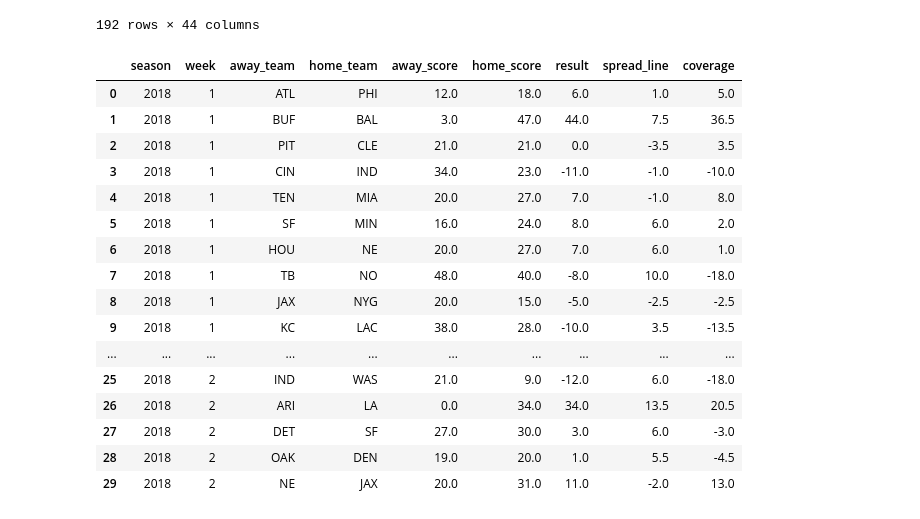
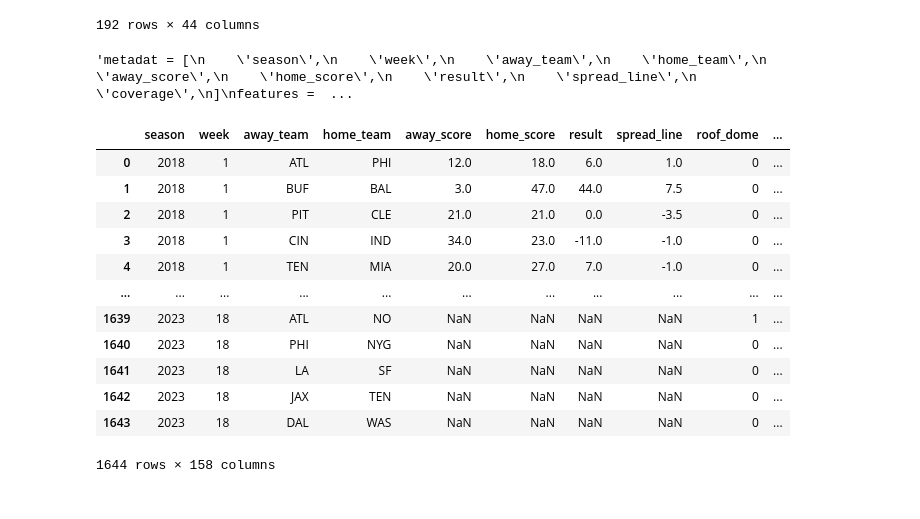
Before and after one commit to JLivingston01/pick-em, a Jupyter notebook: notebook_experiments/data_preparation.ipynb, the cells around one changed output. Drawn from its saved outputs; the diff is of its cells as text; code cells hidden in the pictures.

```diff
--- a/notebook_experiments/data_preparation.ipynb
+++ b/notebook_experiments/data_preparation.ipynb
@@ -151,6 +151,11 @@ home_team_stats.drop(["home_season"],axis=1,inplace=True)
 away_team_stats.drop(["away_season"],axis=1,inplace=True)
 
 merge = prep_frame.merge(away_team_stats,on=['away_team','season'],how='left').merge(home_team_stats,on=['home_team','season'],how='left')
+# %%
+stat_cols = [i[5:] for i in away_team_stats.columns if i not in ('season','away_team')]
+
+for col in stat_cols:
+    merge[f"diff_{col}"]= merge[f"home_{col}"] - merge[f"away_{col}"]
 # %%
 away_result = merge[['season','week','away_team','result']].copy()
 home_result = merge[['season','week','home_team','result']].copy()
@@ -185,25 +190,59 @@ merge = merge.merge(home_cume_result,on=['season','week','home_team'],how='left'
 # %%
 merge['coverage']=merge['result'] - merge['spread_line']
 merge['cumemeanresult_diff'] = merge['home_cumemeanresult_shift1'] - merge['away_cumemeanresult_shift1']
-# %%
-merge[['season','week','away_team','home_team','away_score','home_score','result','spread_line','coverage']].head(30)
-# %% [output]
-|  | season | week | away_team | home_team | away_score | home_score | result | spread_line | coverage |
-| 0 | 2018 | 1 | ATL | PHI | 12.0 | 18.0 | 6.0 | 1.0 | 5.0 |
-| 1 | 2018 | 1 | BUF | BAL | 3.0 | 47.0 | 44.0 | 7.5 | 36.5 |
-| 2 | 2018 | 1 | PIT | CLE | 21.0 | 21.0 | 0.0 | -3.5 | 3.5 |
-| 3 | 2018 | 1 | CIN | IND | 34.0 | 23.0 | -11.0 | -1.0 | -10.0 |
-| 4 | 2018 | 1 | TEN | MIA | 20.0 | 27.0 | 7.0 | -1.0 | 8.0 |
-| 5 | 2018 | 1 | SF | MIN | 16.0 | 24.0 | 8.0 | 6.0 | 2.0 |
-| 6 | 2018 | 1 | HOU | NE | 20.0 | 27.0 | 7.0 | 6.0 | 1.0 |
-| 7 | 2018 | 1 | TB | NO | 48.0 | 40.0 | -8.0 | 10.0 | -18.0 |
-| 8 | 2018 | 1 | JAX | NYG | 20.0 | 15.0 | -5.0 | -2.5 | -2.5 |
-| 9 | 2018 | 1 | KC | LAC | 38.0 | 28.0 | -10.0 | 3.5 | -13.5 |
-| ... | ... | ... | ... | ... | ... | ... | ... | ... | ... |
-| 25 | 2018 | 2 | IND | WAS | 21.0 | 9.0 | -12.0 | 6.0 | -18.0 |
-| 26 | 2018 | 2 | ARI | LA | 0.0 | 34.0 | 34.0 | 13.5 | 20.5 |
-| 27 | 2018 | 2 | DET | SF | 27.0 | 30.0 | 3.0 | 6.0 | -3.0 |
-| 28 | 2018 | 2 | OAK | DEN | 19.0 | 20.0 | 1.0 | 5.5 | -4.5 |
-| 29 | 2018 | 2 | NE | JAX | 20.0 | 31.0 | 11.0 | -2.0 | 13.0 |
+# %%
+"""metadat = [
+    'season',
+    'week',
+    'away_team',
+    'home_team',
+    'away_score',
+    'home_score',
+    'result',
+    'spread_line',
+    'coverage',
+]
+features = [
+    i for i in merge.columns if i not in metadat
+]
+
+means = merge.groupby(['season'])[features].mean()
+sdevs = merge.groupby(['season'])[features].std()
+
+sdevs_sum = sdevs.sum(axis=0)
+features=list(sdevs_sum[sdevs_sum>0].index)
+
+means.columns = [i+"_MEAN" for i in means.columns]
+sdevs.columns = [i+"_SDEV" for i in sdevs.columns]
+
+means = means.reset_index().copy()
+sdevs = sdevs.reset_index().copy()
+
+#f = features[0]
+for f in features:
+    tmp = merge[['season',f]]\
+        .merge(means[['season',f+"_MEAN"]],on='season',how='left')\
+        .merge(sdevs[['season',f+"_SDEV"]],on='season',how='left')
+    tmp[f] = (tmp[f] - tmp[f+"_MEAN"])/tmp[f+"_SDEV"]
+
+    merge[f] = tmp[f]"""
+# %% [output]
+'metadat = [\n    \'season\',\n    \'week\',\n    \'away_team\',\n    \'home_team\',\n    \'away_score\',\n    \'home_score\',\n    \'result\',\n    \'spread_line\',\n    \'coverage\',\n]\nfeatures =  ...
 # %%
 merge.to_csv("../data/model_data.csv",index=False)
+# %%
+merge
+# %% [output]
+|  | season | week | away_team | home_team | away_score | home_score | result | spread_line | roof_dome | ... |
+| 0 | 2018 | 1 | ATL | PHI | 12.0 | 18.0 | 6.0 | 1.0 | 0 | ... |
+| 1 | 2018 | 1 | BUF | BAL | 3.0 | 47.0 | 44.0 | 7.5 | 0 | ... |
+| 2 | 2018 | 1 | PIT | CLE | 21.0 | 21.0 | 0.0 | -3.5 | 0 | ... |
+| 3 | 2018 | 1 | CIN | IND | 34.0 | 23.0 | -11.0 | -1.0 | 0 | ... |
+| 4 | 2018 | 1 | TEN | MIA | 20.0 | 27.0 | 7.0 | -1.0 | 0 | ... |
+| ... | ... | ... | ... | ... | ... | ... | ... | ... | ... | ... |
+| 1639 | 2023 | 18 | ATL | NO | NaN | NaN | NaN | NaN | 1 | ... |
+| 1640 | 2023 | 18 | PHI | NYG | NaN | NaN | NaN | NaN | 0 | ... |
+| 1641 | 2023 | 18 | LA | SF | NaN | NaN | NaN | NaN | 0 | ... |
+| 1642 | 2023 | 18 | JAX | TEN | NaN | NaN | NaN | NaN | 0 | ... |
+| 1643 | 2023 | 18 | DAL | WAS | NaN | NaN | NaN | NaN | 0 | ... |
+1644 rows × 158 columns
```
Also changed, not shown: 2 other files.
